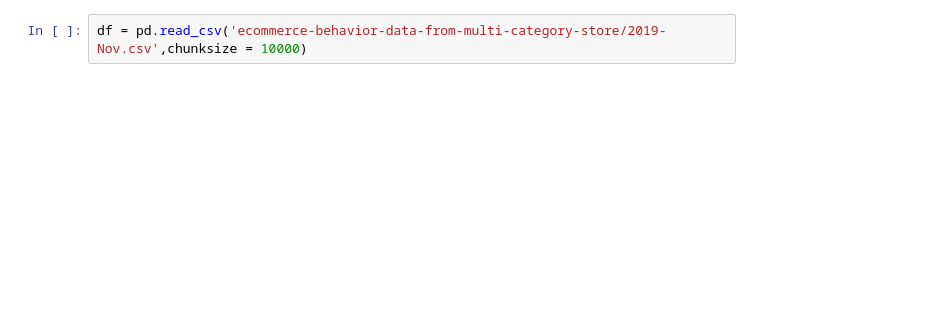
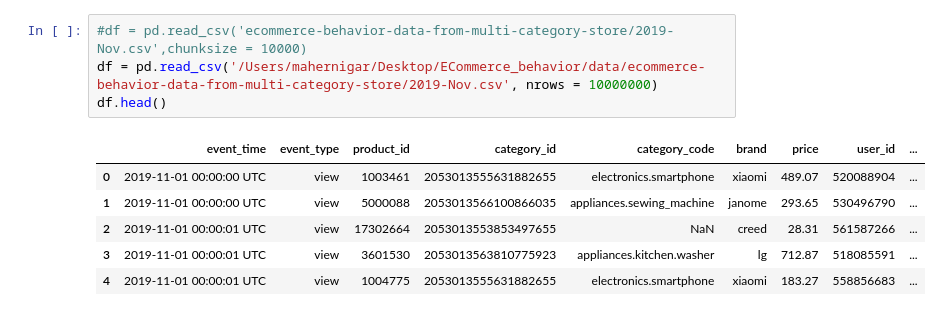
Before and after one commit to Hmmsien/ECommerce_behavior, a Jupyter notebook: Ecommerce-Behavior-Analytics-Maher.ipynb, the cells around one changed output. Saved outputs shown, nothing was run; the diff lists cells and outputs as text; blank space fills up the shorter version.

```diff
--- a/Ecommerce-Behavior-Analytics-Maher.ipynb
+++ b/Ecommerce-Behavior-Analytics-Maher.ipynb
@@ -4,2 +40,11 @@ import pandas as pd
 # %%
-df = pd.read_csv('ecommerce-behavior-data-from-multi-category-store/2019-Nov.csv',chunksize = 10000)
+#df = pd.read_csv('ecommerce-behavior-data-from-multi-category-store/2019-Nov.csv',chunksize = 10000)
+df = pd.read_csv('/Users/mahernigar/Desktop/ECommerce_behavior/data/ecommerce-behavior-data-from-multi-category-store/2019-Nov.csv', nrows = 10000000)
+df.head()
+# %% [output]
+|  | event_time | event_type | product_id | category_id | category_code | brand | price | user_id | ... |
+| 0 | 2019-11-01 00:00:00 UTC | view | 1003461 | 2053013555631882655 | electronics.smartphone | xiaomi | 489.07 | 520088904 | ... |
+| 1 | 2019-11-01 00:00:00 UTC | view | 5000088 | 2053013566100866035 | appliances.sewing_machine | janome | 293.65 | 530496790 | ... |
+| 2 | 2019-11-01 00:00:01 UTC | view | 17302664 | 2053013553853497655 | NaN | creed | 28.31 | 561587266 | ... |
+| 3 | 2019-11-01 00:00:01 UTC | view | 3601530 | 2053013563810775923 | appliances.kitchen.washer | lg | 712.87 | 518085591 | ... |
+| 4 | 2019-11-01 00:00:01 UTC | view | 1004775 | 2053013555631882655 | electronics.smartphone | xiaomi | 183.27 | 558856683 | ... |
```
Also changed, not shown: parts of 12 cells of this notebook, 1 other file.
